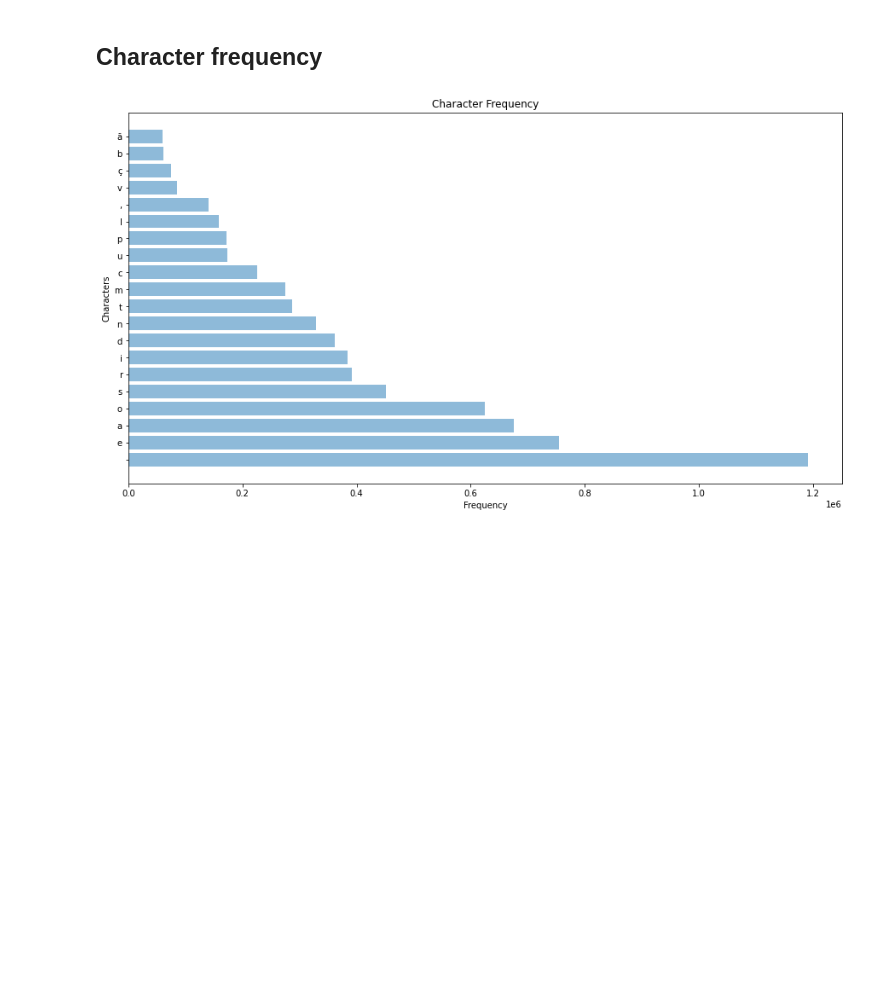
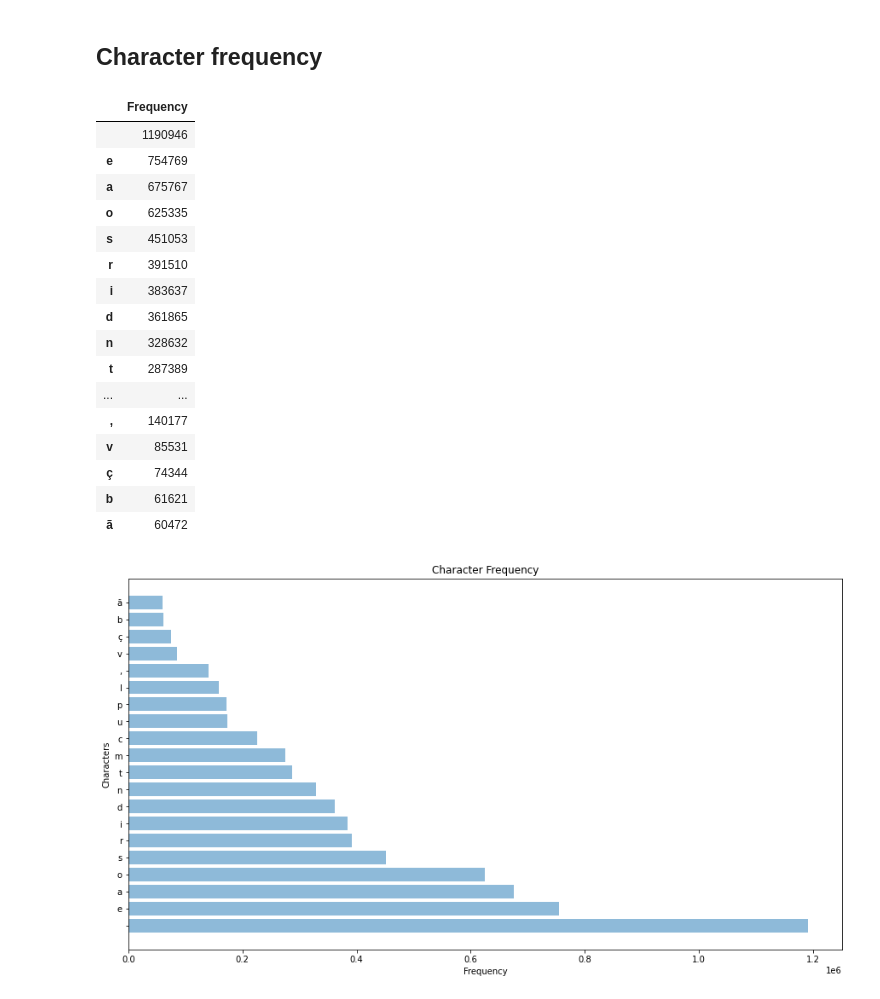
Before and after one commit to ajdavidl/corpus-atas-copom, a Jupyter notebook: notebooks/corpus-exploration-in-python.ipynb, the cells around one changed output. Cells and saved outputs as stored; diff of their text form; code cells hidden in the pictures; blank space fills up the shorter version.

```diff
--- a/notebooks/corpus-exploration-in-python.ipynb
+++ b/notebooks/corpus-exploration-in-python.ipynb
@@ -82,6 +82,26 @@ for i in range(numberOfChars):
     aux = charsFreq[i]
     objects.append(aux[0])
     performance.append(aux[1])
+# %%
+pd.Series(performance, index = objects, name = "Frequency").to_frame()
+# %% [output]
+|  | Frequency |
+|  | 1190946 |
+| e | 754769 |
+| a | 675767 |
+| o | 625335 |
+| s | 451053 |
+| r | 391510 |
+| i | 383637 |
+| d | 361865 |
+| n | 328632 |
+| t | 287389 |
+| ... | ... |
+| , | 140177 |
+| v | 85531 |
+| ç | 74344 |
+| b | 61621 |
+| ã | 60472 |
 # %%
 #horizontal bars
 plt.barh(yPos, performance, align='center', alpha=0.5)
```
Also changed, not shown: parts of 14 cells of this notebook.
